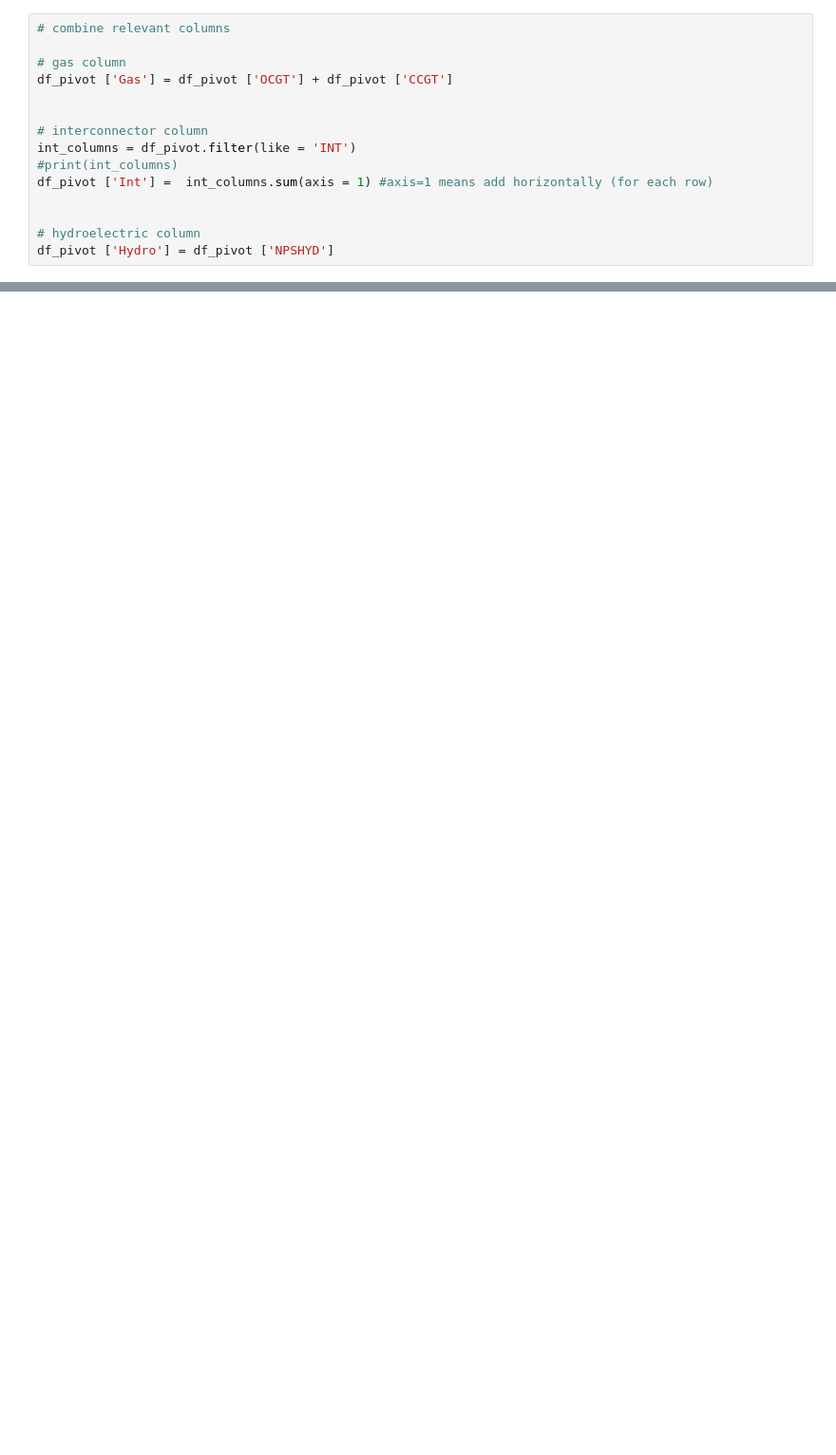
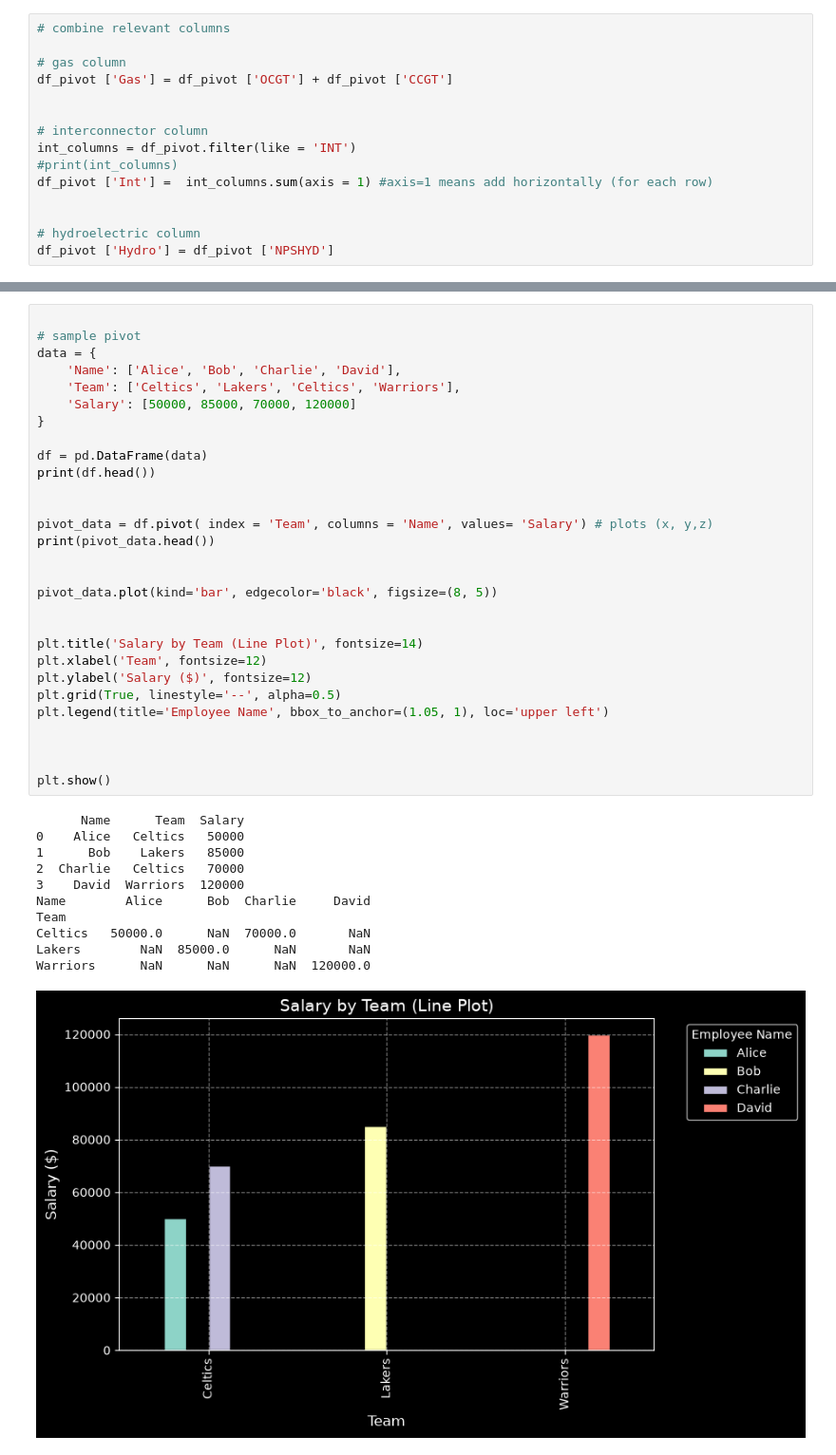
Before and after one commit to kson20/summer-project, a Jupyter notebook: meeting_2_baseline_code.ipynb, the cells around one changed output, grey strips where cells are left out. Shown at 95% size. Drawn from its saved outputs; the diff is of its cells as text; blank space fills up the shorter version.

```diff
--- a/meeting_2_baseline_code.ipynb
+++ b/meeting_2_baseline_code.ipynb
@@ -144,0 +326,41 @@ FuelType        Date  Period   Gas  Nuclear   Int  Biomass  Hydro  Other
+# %%
+
+# sample pivot
+data = {
+    'Name': ['Alice', 'Bob', 'Charlie', 'David'],
+    'Team': ['Celtics', 'Lakers', 'Celtics', 'Warriors'],
+    'Salary': [50000, 85000, 70000, 120000]
+}
+
+df = pd.DataFrame(data)
+print(df.head())
+
+
+pivot_data = df.pivot( index = 'Team', columns = 'Name', values= 'Salary') # plots (x, y,z)
+print(pivot_data.head())
+
+
+pivot_data.plot(kind='bar', edgecolor='black', figsize=(8, 5))
+
+
+plt.title('Salary by Team (Line Plot)', fontsize=14)
+plt.xlabel('Team', fontsize=12)
+plt.ylabel('Salary ($)', fontsize=12)
+plt.grid(True, linestyle='--', alpha=0.5)
+plt.legend(title='Employee Name', bbox_to_anchor=(1.05, 1), loc='upper left')
+
+
+
+plt.show()
+# %% [output]
+      Name      Team  Salary
+0    Alice   Celtics   50000
+1      Bob    Lakers   85000
+2  Charlie   Celtics   70000
+3    David  Warriors  120000
+Name        Alice      Bob  Charlie     David
+Team
+Celtics   50000.0      NaN  70000.0       NaN
+Lakers        NaN  85000.0      NaN       NaN
+Warriors      NaN      NaN      NaN  120000.0
+[figure, added]
```
Also changed, not shown: parts of 6 cells of this notebook.
